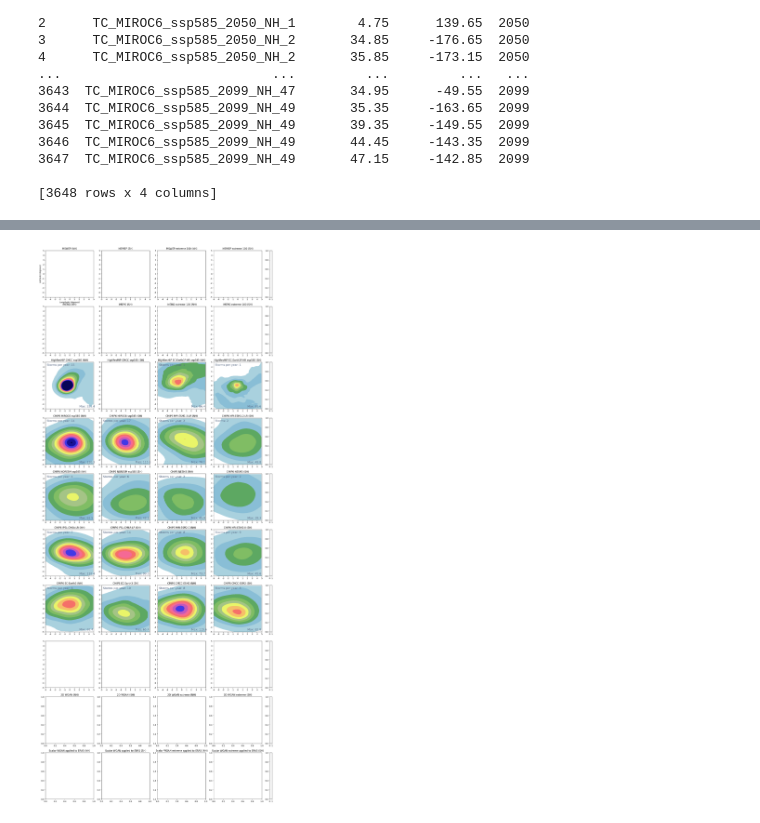
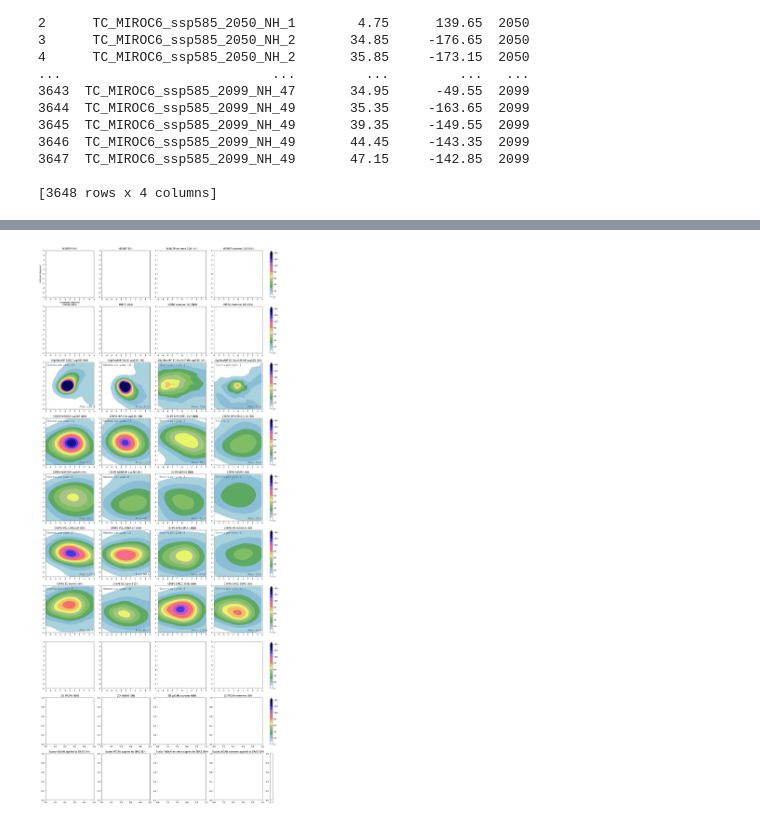
Before and after one commit to vosps/tropical_cyclone, a Jupyter notebook: tracking/2_composite_rain_ssp585.ipynb, the cells around one changed output, grey strips where cells are left out. Saved outputs shown, nothing was run; the diff lists cells and outputs as text; code cells hidden in the pictures.

```diff
--- a/tracking/2_composite_rain_ssp585.ipynb
+++ b/tracking/2_composite_rain_ssp585.ipynb
@@ -45,12 +45,12 @@ print(CMCC_ssp585_NH_sids.sid.shape)
 meta_CMCC_ssp585_NH = pd.DataFrame({'sid':CMCC_ssp585_NH_sids.sid ,'centre_lat':CMCC_ssp585_NH_lats[:,4], 'centre_lon':CMCC_ssp585_NH_lons[:,4], 'year':CMCC_ssp585_NH_sids.year})
 
 # # load HighResMIP CMCC-CM2-VHR4 ssp585 SH
-# CMCC_ssp585_SH_rain = np.load('/user/home/al18709/work/CMIP6/HighResMIP/CMCC-CM2-VHR4/storm_rain/ssp585/storm_rain_SH.npy')
-# CMCC_ssp585_SH_lats = np.load('/user/home/al18709/work/CMIP6/HighResMIP/CMCC-CM2-VHR4/storm_rain/ssp585/storm_lats_SH.npy')
-# CMCC_ssp585_SH_lons = np.load('/user/home/al18709/work/CMIP6/HighResMIP/CMCC-CM2-VHR4/storm_rain/ssp585/storm_lons_SH.npy')
-# CMCC_ssp585_SH_sids = pd.read_csv('/user/home/al18709/work/CMIP6/HighResMIP/CMCC-CM2-VHR4/storm_rain/ssp585/storm_sid_SH.csv')
-# print(CMCC_ssp585_SH_sids.sid.shape)
-# meta_CMCC_ssp585_SH = pd.DataFrame({'sid':CMCC_ssp585_SH_sids.sid ,'centre_lat':CMCC_ssp585_SH_lats[:,4], 'centre_lon':CMCC_ssp585_SH_lons[:,4]})
+CMCC_ssp585_SH_rain = np.load('/user/home/al18709/work/CMIP6/HighResMIP/CMCC-CM2-VHR4/storm_rain/ssp585/storm_rain_SH.npy')
+CMCC_ssp585_SH_lats = np.load('/user/home/al18709/work/CMIP6/HighResMIP/CMCC-CM2-VHR4/storm_rain/ssp585/storm_lats_SH.npy')
+CMCC_ssp585_SH_lons = np.load('/user/home/al18709/work/CMIP6/HighResMIP/CMCC-CM2-VHR4/storm_rain/ssp585/storm_lons_SH.npy')
+CMCC_ssp585_SH_sids = pd.read_csv('/user/home/al18709/work/CMIP6/HighResMIP/CMCC-CM2-VHR4/storm_rain/ssp585/storm_sid_SH.csv')
+print(CMCC_ssp585_SH_sids.sid.shape)
+meta_CMCC_ssp585_SH = pd.DataFrame({'sid':CMCC_ssp585_SH_sids.sid ,'centre_lat':CMCC_ssp585_SH_lats[:,4], 'centre_lon':CMCC_ssp585_SH_lons[:,4]})
 
 # # load HighResMIP EC-EARTH-3P-HR  ssp585 NH
 ecearthhr_ssp585_NH_rain = np.load('/user/home/al18709/work/CMIP6/HighResMIP/EC-Earth3P-HR/storm_rain/ssp585/storm_rain_NH.npy')
@@ -384,7 +385,7 @@ print(meta_miroc6_ssp585)
 
 # # HighResMIP
 composite_CMCC_ssp585_NH,_,nstorms_CMCC_ssp585_nh,_ = generate_composite_rainfall(meta_CMCC_ssp585_NH,np.expand_dims(CMCC_ssp585_NH_rain,axis=-1),ibtracks=False,time_sample_rate=6,ssp585=False)
-# _,composite_CMCC_ssp585_SH,_,nstorms_CMCC_ssp585_sh = generate_composite_rainfall(meta_CMCC_ssp585_SH,np.expand_dims(CMCC_ssp585_SH_rain,axis=-1),ibtracks=False,time_sample_rate=6,ssp585=False)
+_,composite_CMCC_ssp585_SH,_,nstorms_CMCC_ssp585_sh = generate_composite_rainfall(meta_CMCC_ssp585_SH,np.expand_dims(CMCC_ssp585_SH_rain,axis=-1),ibtracks=False,time_sample_rate=6,ssp585=False)
 
 # composite_ecearthhr_ssp585_NH,_,nstorms_ecearthhr_ssp585_nh,_ = generate_composite_rainfall(meta_ecearthhr_ssp585_NH,np.expand_dims(ecearthhr_ssp585_NH_rain,axis=-1),ibtracks=False,time_sample_rate=6)
 # _,composite_ecearthhr_ssp585_SH,_,nstorms_ecearthhr_ssp585_sh = generate_composite_rainfall(meta_ecearthhr_ssp585_SH,np.expand_dims(ecearthhr_ssp585_SH_rain,axis=-1),ibtracks=False,time_sample_rate=6)
@@ -588,9 +591,9 @@ im_5 = axes[2,0].contourf(composite_CMCC_ssp585_NH,cmap=precip_cmap,levels=[0,10
 axes[2,0].annotate('Max: %.1f' % np.max(composite_CMCC_ssp585_NH), xy = (90,90), xytext=(70,3),fontsize=14, color='#586985')
 # axes[2,0].annotate('Storms: %.0f' % nstorms_CMCC_ssp585_nh, xy = (90,90), xytext=(3,92),fontsize=14, color='#586985')
 axes[2,0].annotate('Storms per year: %.0f' % (int(nstorms_CMCC_ssp585_nh) / nyears), xy = (90,90), xytext=(3,92),fontsize=14, color='#586985')
-# im_6 = axes[2,1].contourf(composite_CMCC_ssp585_SH,cmap=precip_cmap,levels=[0,10,20,30,40,50,60,70,80,90,100,110,120,130,140],extend='max')
-# axes[2,1].annotate('Max: %.1f' % np.max(composite_CMCC_ssp585_SH), xy = (90,90), xytext=(70,3),fontsize=14, color='#586985')
-# axes[2,1].annotate('Storms: %.0f' % nstorms_CMCC_ssp585_sh, xy = (90,90), xytext=(3,92),fontsize=14, color='#586985')
+im_6 = axes[2,1].contourf(composite_CMCC_ssp585_SH,cmap=precip_cmap,levels=[0,10,20,30,40,50,60,70,80,90,100,110,120,130,140],extend='max')
+axes[2,1].annotate('Max: %.1f' % np.max(composite_CMCC_ssp585_SH), xy = (90,90), xytext=(70,3),fontsize=14, color='#586985')
+axes[2,1].annotate('Storms per year: %.0f' % (int(nstorms_CMCC_ssp585_sh) / nyears), xy = (90,90), xytext=(3,92),fontsize=14, color='#586985')
 
 im_5b = axes[2,2].contourf(composite_ecearthhr_ssp585_NH,cmap=precip_cmap,levels=[0,10,20,30,40,50,60,70,80,90,100,110,120,130,140],extend='max')
 axes[2,2].annotate('Max: %.1f' % np.max(composite_ecearthhr_ssp585_NH), xy = (90,90), xytext=(70,3),fontsize=14, color='#586985')
@@ -761,43 +764,43 @@ axes[5,0].set_title('CMIP6 IPSL-CM6A-LR (NH)')
 axes[5,1].set_title('CMIP6 IPSL-CM6A-LR (SH)')
 axes[5,2].set_title('CMIP6 MRI-ESM2-0 (NH)')
 axes[5,3].set_title('CMIP6 MRI-ESM2-0 (SH)')
 
 axes[6,0].set_title('CMIP6 EC-Earth3 (NH)')
 axes[6,1].set_title('CMIP6 EC-Earth3 (SH)')
 axes[6,2].set_title('CMIP6 CMCC-ESM2 (NH)')
 axes[6,3].set_title('CMIP6 CMCC-ESM2 (SH)')
 
 # axes[7,0].set_title('CMIP6 BCC-CSM2-MR (NH)')
 # axes[7,1].set_title('CMIP6 BCC-CSM2-MR (SH)')
 
 
 axes[8,0].set_title('2D WGAN (NH)')
 axes[8,1].set_title('2D WGAN (SH)')
 axes[8,2].set_title('2D WGAN extreme (NH)')
 axes[8,3].set_title('2D WGAN extreme (SH)')
 
 axes[9,0].set_title('Scalar WGAN applied to ERA5 (NH)')
 axes[9,1].set_title('Scalar WGAN applied to ERA5 (SH)')
 axes[9,2].set_title('Scalar WGAN extreme applied to ERA5 (NH)')
 axes[9,3].set_title('Scalar WGAN extreme applied to ERA5 (SH)')
 
 
 
 
-# plt.colorbar(im_2,ticks=[0,20,40,60,80,100,120,140],cax=axes[0,4])
-# plt.colorbar(im_5,ticks=[0,20,40,60,80,100,120,140],cax=axes[1,4])
-# plt.colorbar(im_5,ticks=[0,20,40,60,80,100,120,140],cax=axes[2,4])
-# plt.colorbar(im_5,ticks=[0,20,40,60,80,100,120,140],cax=axes[3,4])
-# plt.colorbar(im_5,ticks=[0,20,40,60,80,100,120,140],cax=axes[4,4])
-# plt.colorbar(im_5,ticks=[0,20,40,60,80,100,120,140],cax=axes[5,4])
-# plt.colorbar(im_5,ticks=[0,20,40,60,80,100,120,140],cax=axes[6,4])
-# plt.colorbar(im_5,ticks=[0,20,40,60,80,100,120,140],cax=axes[7,4])
-# plt.colorbar(im_5,ticks=[0,20,40,60,80,100,120,140],cax=axes[8,4])
+plt.colorbar(im_5,ticks=[0,20,40,60,80,100,120,140],cax=axes[0,4])
+plt.colorbar(im_5,ticks=[0,20,40,60,80,100,120,140],cax=axes[1,4])
+plt.colorbar(im_5,ticks=[0,20,40,60,80,100,120,140],cax=axes[2,4])
+plt.colorbar(im_5,ticks=[0,20,40,60,80,100,120,140],cax=axes[3,4])
+plt.colorbar(im_5,ticks=[0,20,40,60,80,100,120,140],cax=axes[4,4])
+plt.colorbar(im_5,ticks=[0,20,40,60,80,100,120,140],cax=axes[5,4])
+plt.colorbar(im_5,ticks=[0,20,40,60,80,100,120,140],cax=axes[6,4])
+plt.colorbar(im_5,ticks=[0,20,40,60,80,100,120,140],cax=axes[7,4])
+plt.colorbar(im_5,ticks=[0,20,40,60,80,100,120,140],cax=axes[8,4])
 
 
 plt.savefig('composite_rain_ssp.png',bbox_inches='tight')
 # %% [output]
-[figure, old version]
+[figure, new version]
 # %%
 # method for composite rain plot:
 # for each storm, sum up the rain along its track, centred on centre of TC.
```
Also changed, not shown: parts of 4 cells of this notebook, 13 other files.
